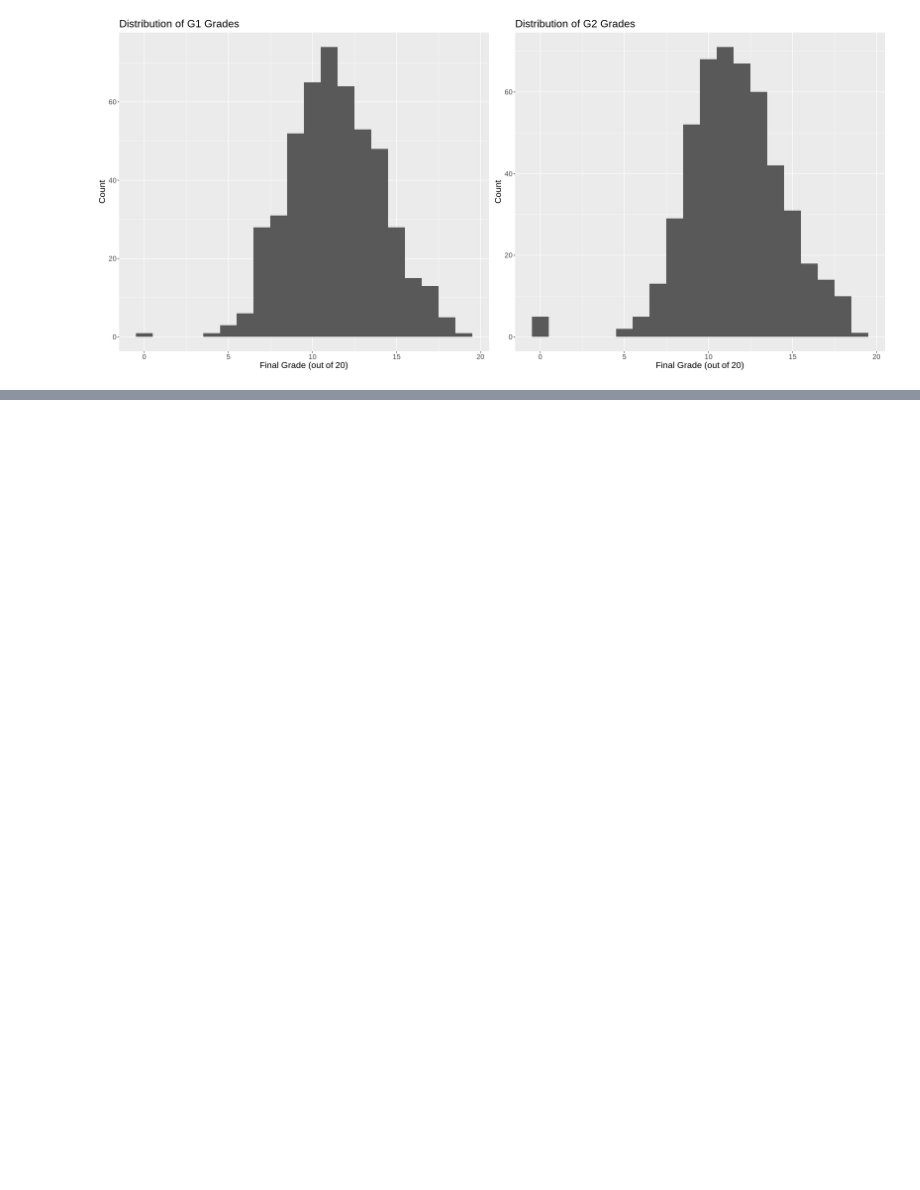
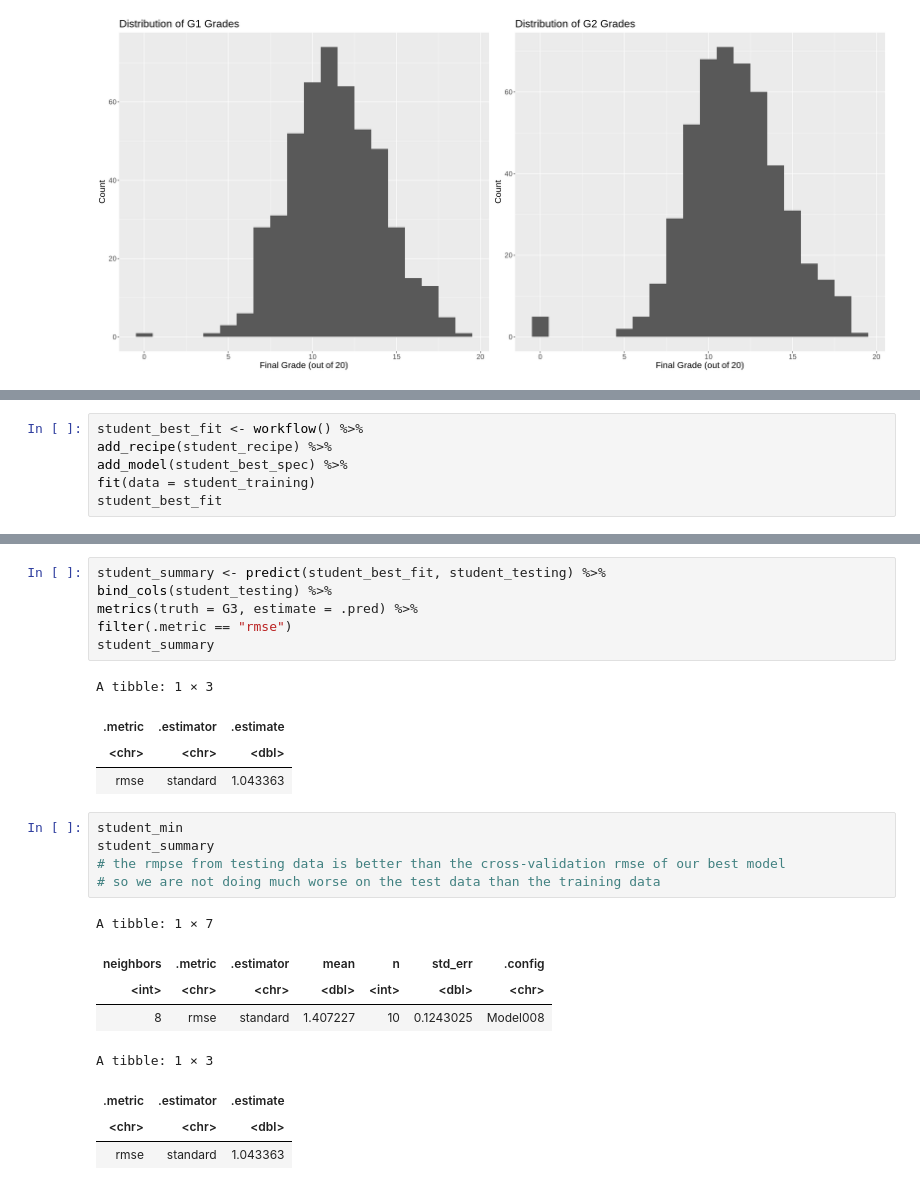
Before and after one commit to enignans/Group-3-Student-Performance-Data-Set, a Jupyter notebook: student-performance-dataset.ipynb, the cells around one changed output, grey strips where cells are left out. Drawn from its saved outputs; the diff is of its cells as text; blank space fills up the shorter version.

Commit message:
Group Project Final Report k-nn regression
Found out the best value of k
Only thing left now is visualization

```diff
--- a/student-performance-dataset.ipynb
+++ b/student-performance-dataset.ipynb
@@ -104,0 +222,6 @@ predictor_distribution
+# %%
+student_best_fit <- workflow() %>%
+add_recipe(student_recipe) %>%
+add_model(student_best_spec) %>%
+fit(data = student_training)
+student_best_fit
@@ -104,0 +249,25 @@ predictor_distribution
+# %%
+student_summary <- predict(student_best_fit, student_testing) %>%
+bind_cols(student_testing) %>%
+metrics(truth = G3, estimate = .pred) %>%
+filter(.metric == "rmse")
+student_summary
+# %% [output]
+A tibble: 1 × 3
+| .metric | .estimator | .estimate |
+| <chr> | <chr> | <dbl> |
+| rmse | standard | 1.043363 |
+# %%
+student_min
+student_summary
+# the rmpse from testing data is better than the cross-validation rmse of our best model
+# so we are not doing much worse on the test data than the training data
+# %% [output]
+A tibble: 1 × 7
+| neighbors | .metric | .estimator | mean | n | std_err | .config |
+| <int> | <chr> | <chr> | <dbl> | <int> | <dbl> | <chr> |
+| 8 | rmse | standard | 1.407227 | 10 | 0.1243025 | Model008 |
+A tibble: 1 × 3
+| .metric | .estimator | .estimate |
+| <chr> | <chr> | <dbl> |
+| rmse | standard | 1.043363 |
```
Also changed, not shown: parts of 9 cells of this notebook.
